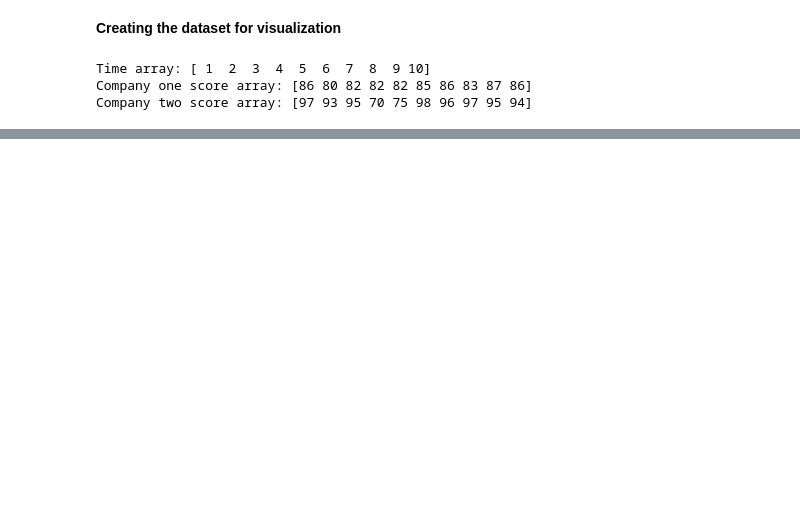
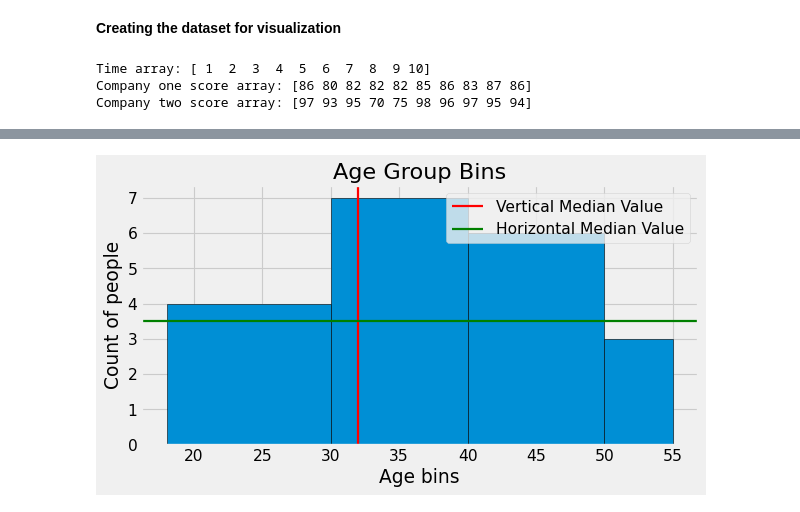
Before and after one commit to ROHIT318/python-practice, a Jupyter notebook: learn_matplotlib.ipynb, the cells around one changed output, grey strips where cells are left out. Saved outputs shown, nothing was run; the diff lists cells and outputs as text; code cells hidden in the pictures; blank space fills up the shorter version.

```diff
--- a/learn_matplotlib.ipynb
+++ b/learn_matplotlib.ipynb
@@ -119,0 +158,19 @@ plt.show()
+# %%
+figure(figsize=(8,4), dpi=80)
+
+bins = np.array([18, 30, 40, 50, 55])
+
+plt.hist(age_arr, bins=bins, edgecolor='black')
+
+vertical_median_value = 32
+horizontal_median_value = 3.5
+plt.axvline(vertical_median_value, color='red', label='Vertical Median Value', linewidth=2)
+plt.axhline(horizontal_median_value, color='green', label='Horizontal Median Value', linewidth=2)
+
+plt.xlabel('Age bins')
+plt.ylabel('Count of people')
+plt.title('Age Group Bins')
+plt.legend()
+plt.show()
+# %% [output]
+[figure, added]
```
Also changed, not shown: parts of 7 cells of this notebook.
